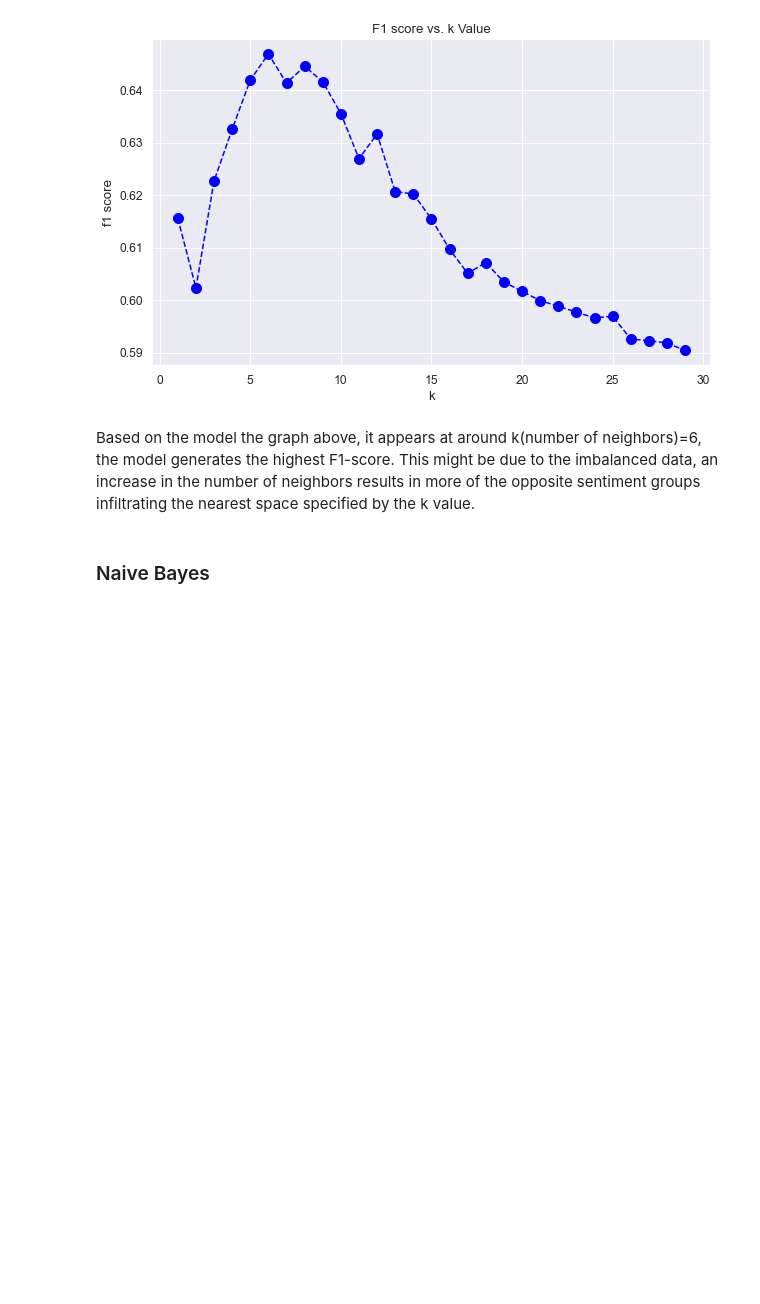
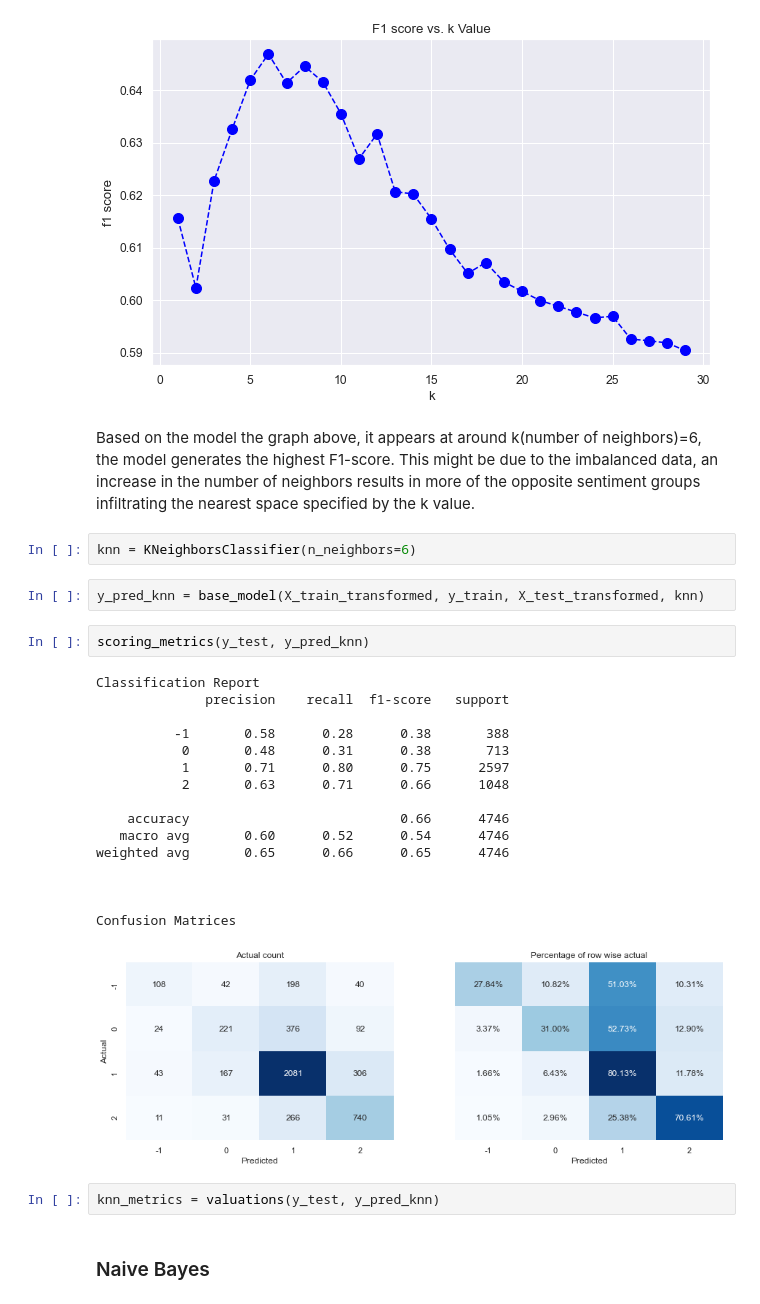
Before and after one commit to FaatimahM/jhb-ss3-classification-Repo, a Jupyter notebook: Classification_submission_file.ipynb, the cells around one changed output. Cells and saved outputs as stored; diff of their text form; blank space fills up the shorter version.

```diff
--- a/Classification_submission_file.ipynb
+++ b/Classification_submission_file.ipynb
@@ -944,6 +942,31 @@ plt.ylabel('f1 score');
 [figure]
 # %% [markdown]
 Based on the model the graph above, it appears at around k(number of neighbors)=6, the model generates the highest F1-score. This might be due to the imbalanced data, an increase in the number of neighbors results in more of the opposite sentiment groups infiltrating the nearest space specified by the k value.
+# %%
+knn = KNeighborsClassifier(n_neighbors=6)
+# %%
+y_pred_knn = base_model(X_train_transformed, y_train, X_test_transformed, knn)
+# %%
+scoring_metrics(y_test, y_pred_knn)
+# %% [output]
+Classification Report
+              precision    recall  f1-score   support
+
+          -1       0.58      0.28      0.38       388
+           0       0.48      0.31      0.38       713
+           1       0.71      0.80      0.75      2597
+           2       0.63      0.71      0.66      1048
+
+    accuracy                           0.66      4746
+   macro avg       0.60      0.52      0.54      4746
+weighted avg       0.65      0.66      0.65      4746
+
+
+
+Confusion Matrices
+[figure, added]
+# %%
+knn_metrics = valuations(y_test, y_pred_knn)
 # %% [markdown]
 ### Naive Bayes
 # %% [markdown]
```
Also changed, not shown: parts of 22 cells of this notebook.
